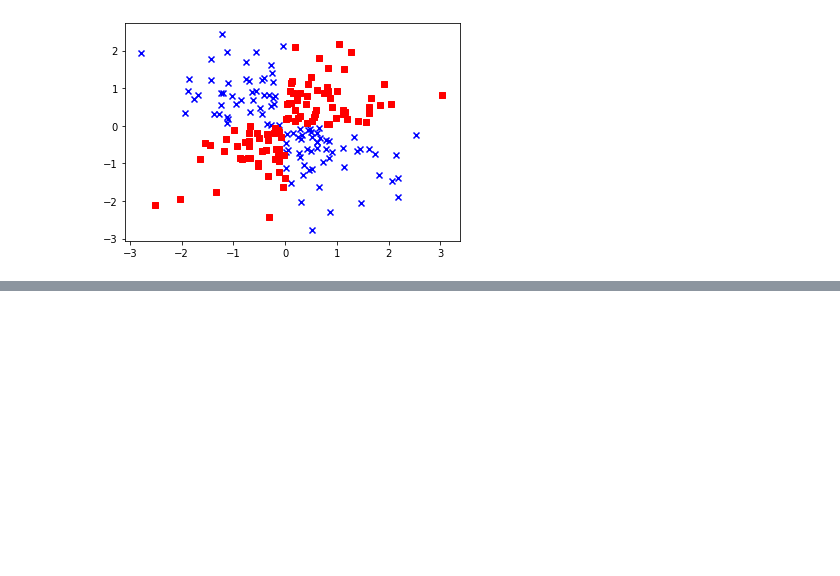
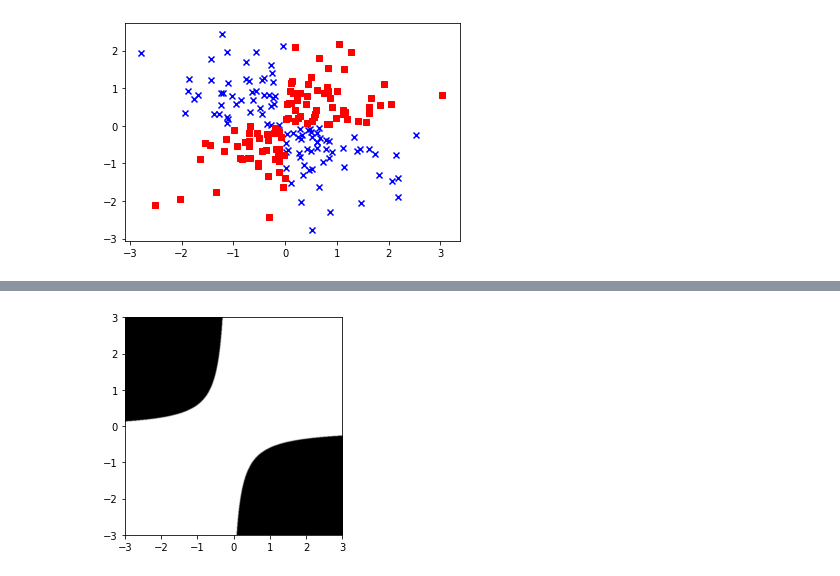
Before and after one commit to JimGerth/desy-ml-python, a Jupyter notebook: Chapter 3.ipynb, the cells around one changed output, grey strips where cells are left out. Cells and saved outputs as stored; diff of their text form; code cells hidden in the pictures; blank space fills up the shorter version.

```diff
--- a/Chapter 3.ipynb
+++ b/Chapter 3.ipynb
@@ -173,0 +181,17 @@ plot_decision_regions(X_xor, Y_xor, classifier=svm)
+# %%
+from logistic_regression_gd import LogisticRegressionGD
+
+X_xor = np.concatenate((X_xor[:,0].reshape(-1, 1), X_xor[:,1].reshape(-1, 1), (X_xor[:,0] * X_xor[:,1]).reshape(-1, 1)), axis=1)
+
+def plot(min, max, classifier, res=0.1):
+    X = []
+    for x in np.arange(max, min - res, -res):
+        for y in np.arange(min, max + res, res):
+            X.append([x, y, x*y])
+    X = np.array(X)
+    plt.imshow(classifier.predict(X).reshape(int((max - min) / res) + 1, int((max - min) / res) + 1), interpolation='gaussian', cmap='binary', extent=[min, max, min, max])
+
+plot(-3, 3, LogisticRegressionGD(eta=0.001, n_iter=1000).fit(X_xor, Y_xor), res=0.01)
+#plot_decision_regions(X_xor, Y_xor, LogisticRegressionGD(eta=0.1, n_iter=1000).fit(X_xor, Y_xor))
+# %% [output]
+[figure, added]
```
Also changed, not shown: parts of 4 cells of this notebook.
